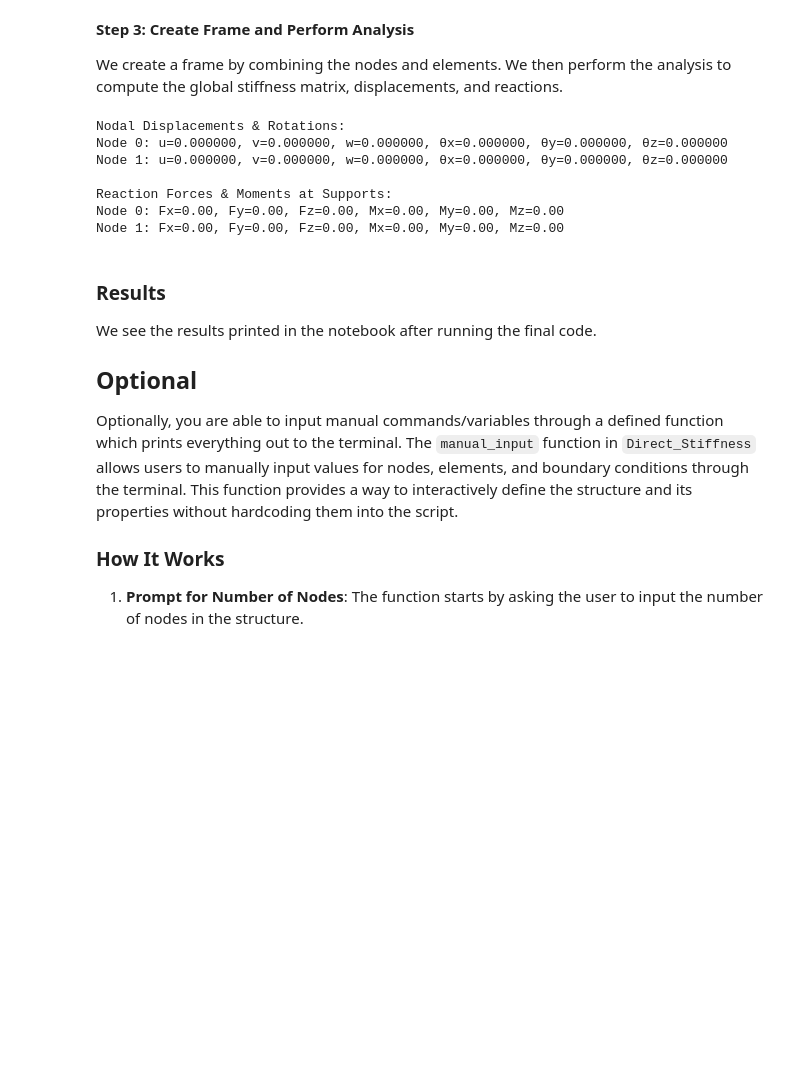
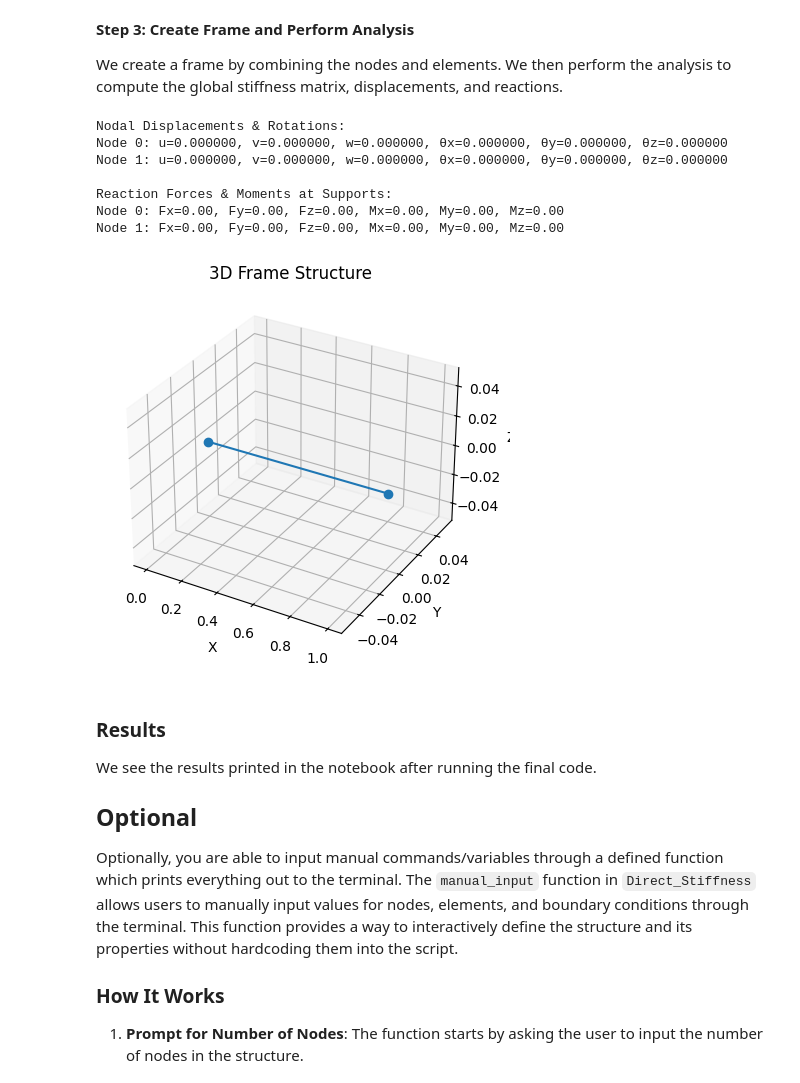
Before and after one commit to K-batonisashvili/Computational-Mechanics-Nonlinear-Systems, a Jupyter notebook: Assignment-2/Direct-Stiffness-Method/src/tutorials.ipynb, the cells around one changed output. Cells and saved outputs as stored; diff of their text form; code cells hidden in the pictures; blank space fills up the shorter version.

```diff
--- a/Assignment-2/Direct-Stiffness-Method/src/tutorials.ipynb
+++ b/Assignment-2/Direct-Stiffness-Method/src/tutorials.ipynb
@@ -25,17 +25,16 @@ We start by defining the nodes of the structure. Each node has coordinates (x, y
 
 The code below is an example of 2 nodes being created 1 meter apart, along with boundary constraints set for both where one cannot move, but the second can.
 # %%
-from Direct_Stiffness import Nodes, Elements, Frame
-
 # Define Nodes
-node1 = Nodes(0.0, 0.0, 0.0)
-node2 = Nodes(1.0, 0.0, 0.0)
+nodes = []
+nodes.append(Nodes(0.0, 0.0, 0.0))
+nodes.append(Nodes(1.0, 0.0, 0.0))
 
 # Apply boundary conditions
-node1.set_boundary_constraints([True, True, True, True, True, True])  # Node 1 fully constrained
-node2.set_boundary_constraints([False, True, True, False, False, False])  # Node 2 constrained in Y, Z
+nodes[0].set_boundary_constraints([True, True, True, True, True, True])  # Node 1 fully constrained
+nodes[1].set_boundary_constraints([False, True, True, False, False, False])  # Node 2 constrained in Y, Z
 
-node2.set_nodal_load(1000, 0, 0, 0, 0, 0)
+nodes[1].set_nodal_load(1000, 0, 0, 0, 0, 0)
 # %% [markdown]
 **Step 2: Define Elements**
 
@@ -51,50 +50,42 @@ I_p = 0.01  # Polar Moment of Inertia in meters^4
 J = 0.01  # Torsional Constant in meters^4
 local_z_axis = [0, 0, 1]  # Local z-axis direction
 
-element = Elements(node1, node2, E, v, A, I_z, I_y, I_p, J, local_z_axis)
+element = [Elements(nodes[0], nodes[1], E, v, A, I_z, I_y, I_p, J, local_z_axis)]
 # %% [markdown]
 **Step 3: Create Frame and Perform Analysis**
 
 We create a frame by combining the nodes and elements. We then perform the analysis to compute the global stiffness matrix, displacements, and reactions.
 # %%
 # Create Frame
-frame = Frame([node1, node2], [element])
+frame = Frame(nodes, element)
 
 # Perform Analysis
-K = frame.global_stiffness_matrix()
-F = frame.global_force_matrix()
-U = frame.get_displacements(F, K)
-R = frame.get_reactions(U, K)
+U, R = frame.calculations()
 
 # Output Results
 print("\nNodal Displacements & Rotations:")
 for i, node in enumerate(frame.nodes):
     print(f"Node {i}: u={U[i * 6]:.6f}, v={U[i * 6 + 1]:.6f}, w={U[i * 6 + 2]:.6f}, "
           f"θx={U[i * 6 + 3]:.6f}, θy={U[i * 6 + 4]:.6f}, θz={U[i * 6 + 5]:.6f}")
 
 print("\nReaction Forces & Moments at Supports:")
 for i, node in enumerate(frame.nodes):
     if any(node.boundary_conditions):  # Only print for constrained nodes
         print(f"Node {i}: Fx={R[i * 6]:.2f}, Fy={R[i * 6 + 1]:.2f}, Fz={R[i * 6 + 2]:.2f}, "
               f"Mx={R[i * 6 + 3]:.2f}, My={R[i * 6 + 4]:.2f}, Mz={R[i * 6 + 5]:.2f}")
 
-# Plot Original Shape
-# frame.plot_original_shape()
-# plt.title("Original Shape")
-# plt.show()
-
-# # Plot Deformed Shape
-# frame.plot_deformed_shape(U, 10)
-# plt.title("Deformed Shape")
-# plt.show()
+#Plot Shape
+frame.plot()
+plt.show()
 # %% [output]
 Nodal Displacements & Rotations:
 Node 0: u=0.000000, v=0.000000, w=0.000000, θx=0.000000, θy=0.000000, θz=0.000000
 Node 1: u=0.000000, v=0.000000, w=0.000000, θx=0.000000, θy=0.000000, θz=0.000000
 
 Reaction Forces & Moments at Supports:
 Node 0: Fx=0.00, Fy=0.00, Fz=0.00, Mx=0.00, My=0.00, Mz=0.00
 Node 1: Fx=0.00, Fy=0.00, Fz=0.00, Mx=0.00, My=0.00, Mz=0.00
+[figure, added]
 # %% [markdown]
 ### Results
 
```
